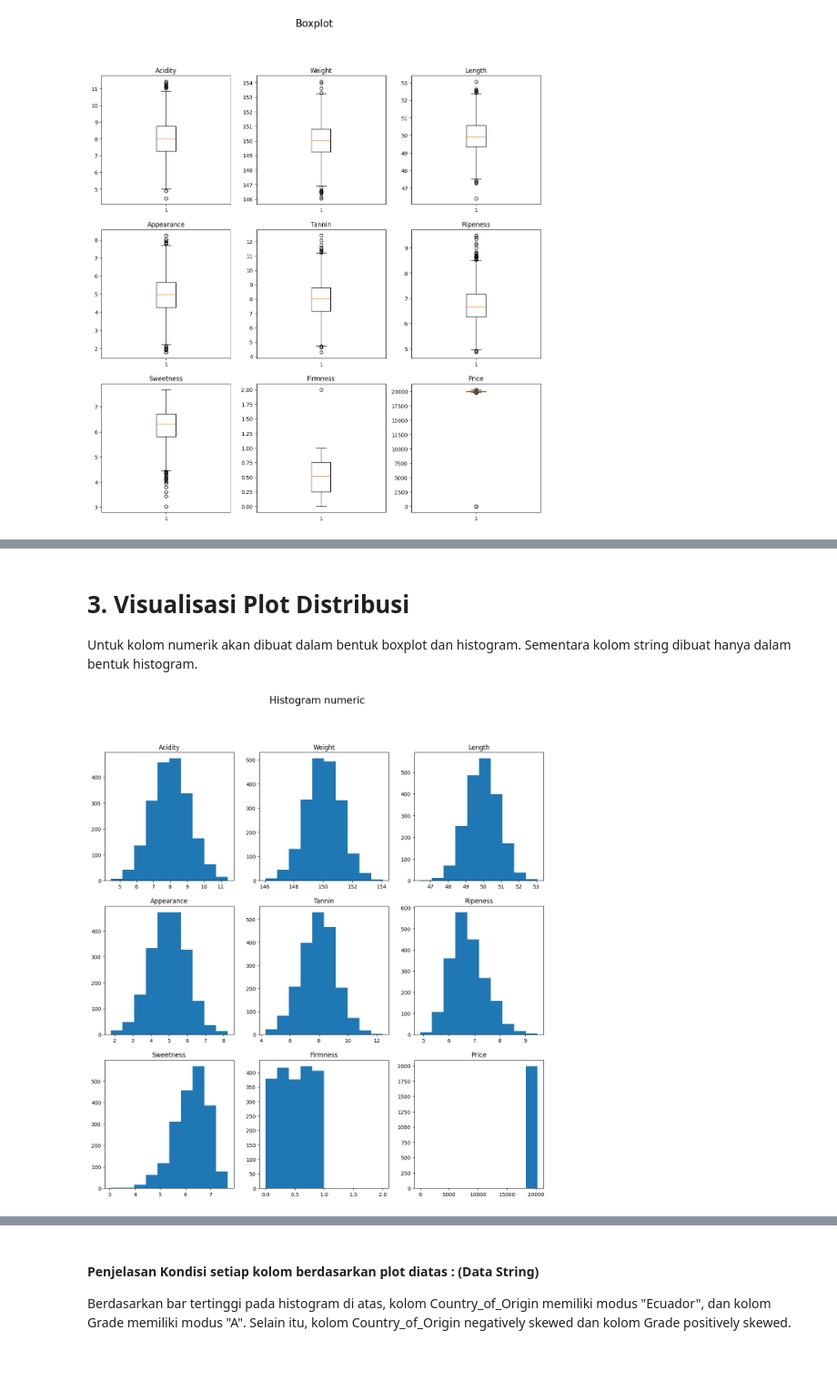
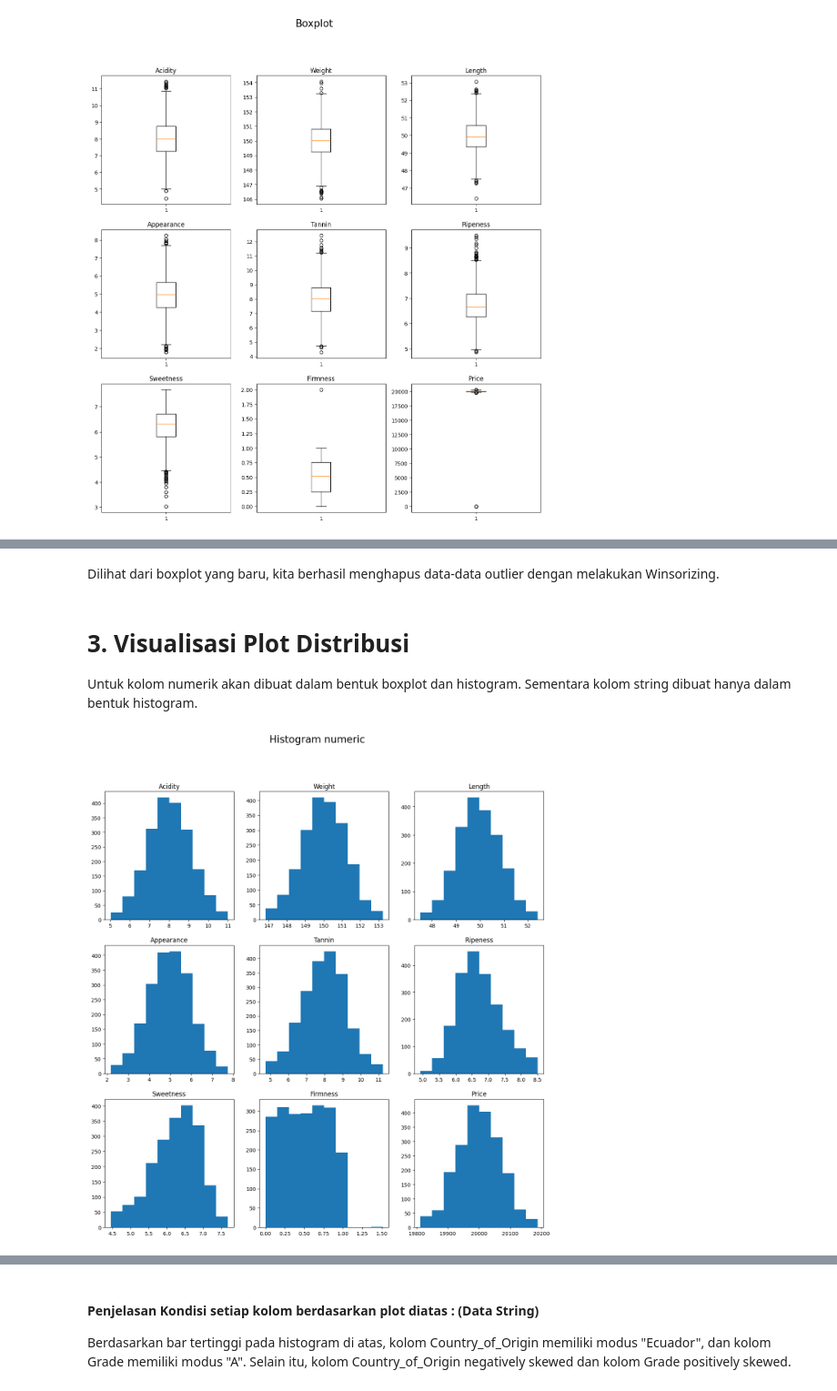
Before and after one commit to NameLessAth/Tubes-probstat, a Jupyter notebook: K02-IF2220-13522044-13522106.ipynb, the cells around one changed output, grey strips where cells are left out. Shown: that part at 91% size. Drawn from its saved outputs; the diff is of its cells as text; code cells hidden in the pictures; blank space fills up the shorter version.

Commit message:
add : penanganan outlier dengan winsorizing, dan mengganti dataframe pada no 3 dan no 4

```diff
--- a/K02-IF2220-13522044-13522106.ipynb
+++ b/K02-IF2220-13522044-13522106.ipynb
@@ -98,0 +101,20 @@ Untuk menangani outlier ini, salah satu teknik umum untuk menangani outlier ini
+# %%
+databaseNonOutlier = pd.DataFrame(databasenumeric)
+
+for i in list(databaseNonOutlier.columns):
+    Q1 = databaseNonOutlier[i].quantile(0.25)
+    Q3 = databaseNonOutlier[i].quantile(0.75)
+    IQR = Q3-Q1
+    Lower_whisker = Q1 - 1.5 * IQR
+    Upper_whisker = Q3 + 1.5 * IQR
+    databaseNonOutlier[i].values[databaseNonOutlier[i].values <= Lower_whisker] = Lower_whisker
+    databaseNonOutlier[i].values[databaseNonOutlier[i].values >= Upper_whisker] = Upper_whisker
+
+fig, ax = plt.subplots(3,3,figsize=(15,15))
+fig.suptitle('Boxplot', fontsize=19)
+for i in range(3):
+    for j in range(3):
+        ax[i, j].boxplot(databaseNonOutlier[databaseNonOutlier.columns[i*3+j]])
+        ax[i, j].set_title(databaseNonOutlier.columns[i*3+j])
+
+plt.show()
@@ -99,3 +123,5 @@ Untuk menangani outlier ini, salah satu teknik umum untuk menangani outlier ini
+# %% [markdown]
+Dilihat dari boxplot yang baru, kita berhasil menghapus data-data outlier dengan melakukan Winsorizing.
 # %% [markdown]
 # 3. Visualisasi Plot Distribusi
 
@@ -103,15 +129,15 @@ Untuk kolom numerik akan dibuat dalam bentuk boxplot dan histogram. Sementara ko
 # %%
 # Histogram numeric
 fig, ax = plt.subplots(3,3,figsize=(15,15))
 fig.suptitle('Histogram numeric', fontsize=19)
 for i in range(3):
     for j in range(3):
-        ax[i, j].hist(databasenumeric[databasenumeric.columns[i*3+j]])
-        ax[i, j].set_title(databasenumeric.columns[i*3+j])
+        ax[i, j].hist(databaseNonOutlier[databaseNonOutlier.columns[i*3+j]])
+        ax[i, j].set_title(databaseNonOutlier.columns[i*3+j])
 
 plt.show()
 # %% [output]
-[figure, old version]
+[figure, new version]
 # %%
 # Boxplot numeric
 fig, ax = plt.subplots(3,3,figsize=(15,15))
```
Also changed, not shown: parts of 6 cells of this notebook.
